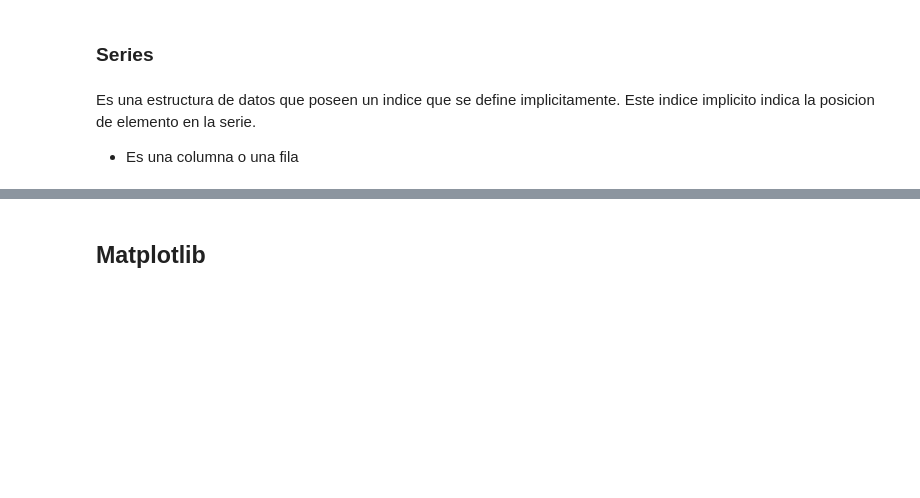
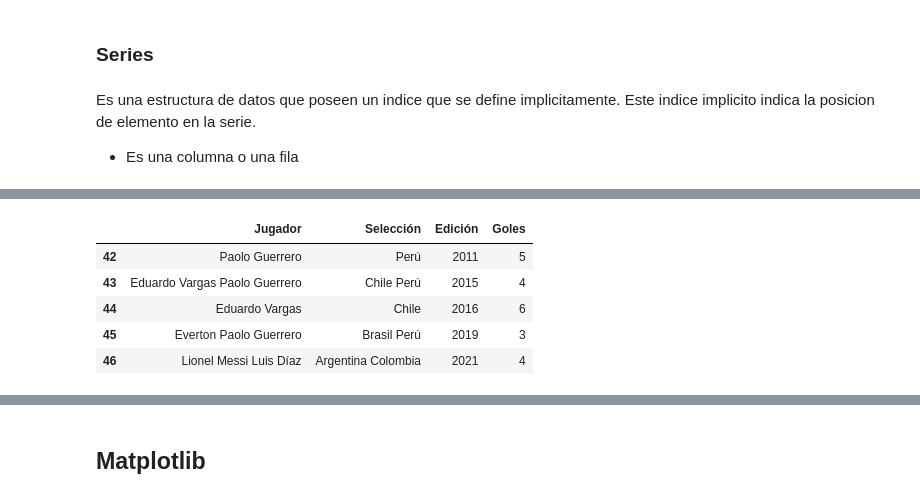
Before and after one commit to Francogrch/Python2023, a Jupyter notebook: Notas/Notas_jupyter.ipynb, the cells around one changed output, grey strips where cells are left out. Saved outputs shown, nothing was run; the diff lists cells and outputs as text; code cells hidden in the pictures; blank space fills up the shorter version.

```diff
--- a/Notas/Notas_jupyter.ipynb
+++ b/Notas/Notas_jupyter.ipynb
@@ -707,0 +769,18 @@ top_3['Pyton'] #27.27
+# %%
+### Tabla de goleadores
+gole_x_edicion = result[12]
+gole_x_edicion.tail()
+#Unir dos DataFrames
+#merge
+#FALTA CODIGO
+ediciones_recortada.colums = ["Edicion","Campeon"]
+goleadores_completa = pd.merge(goleadores_x_edicion, ediciones_recortadaon='Edición')
+
+goleadores_completa.dropna() #Saca filas con NaN
+# %% [output]
+|  | Jugador | Selección | Edición | Goles |
+| 42 | Paolo Guerrero | Perú | 2011 | 5 |
+| 43 | Eduardo Vargas Paolo Guerrero | Chile Perú | 2015 | 4 |
+| 44 | Eduardo Vargas | Chile | 2016 | 6 |
+| 45 | Everton Paolo Guerrero | Brasil Perú | 2019 | 3 |
+| 46 | Lionel Messi Luis Díaz | Argentina Colombia | 2021 | 4 |
```
Also changed, not shown: parts of 10 cells of this notebook.
